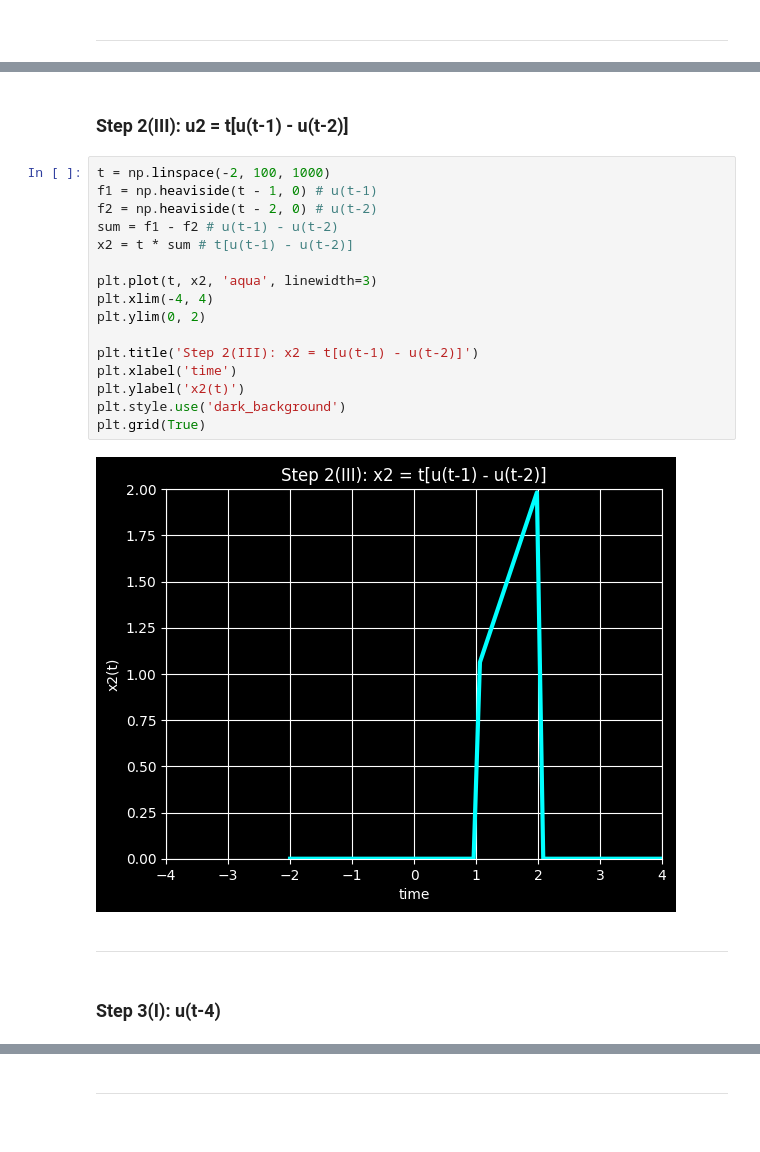
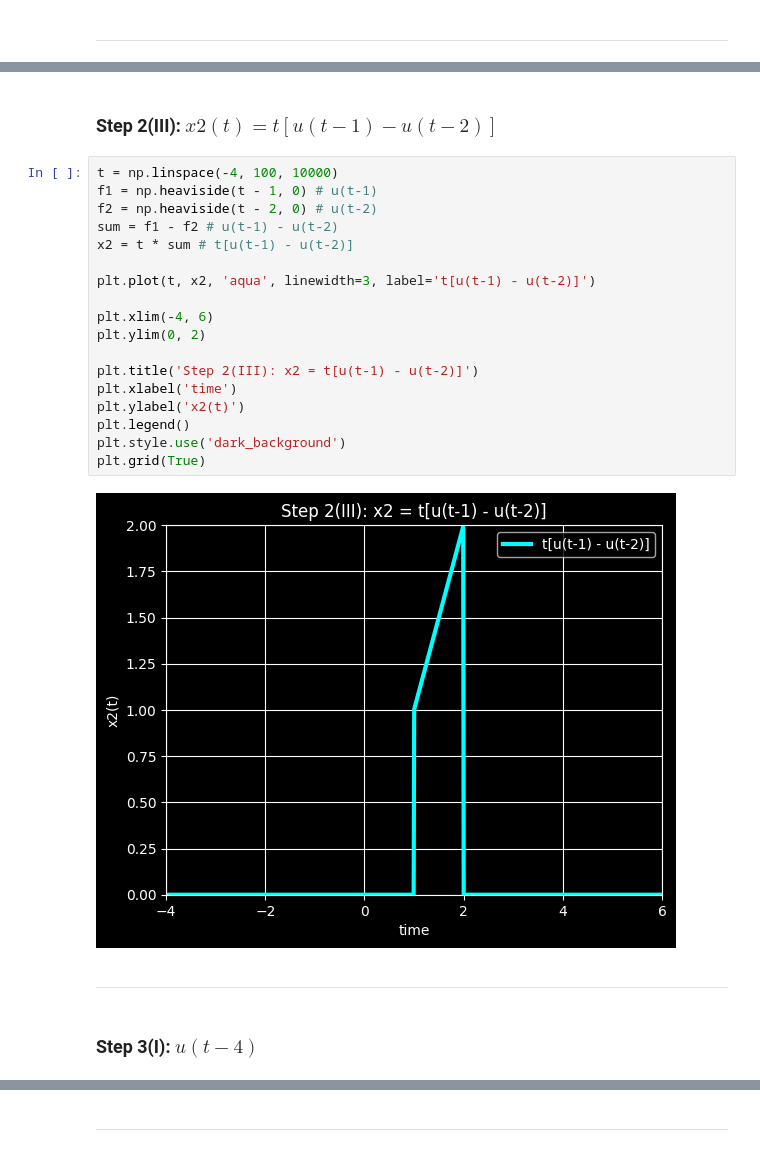
Before and after one commit to KhoshfekrMH/Dr.Ghasemian-s-Signal-Processing-Signal-Plots-with-Jupyter, a Jupyter notebook: Chapter-1/Mixed Signals/u(t)-u(t-1)+t[u(t-1)-u(t-2)]+2[u(t-2)-u(t-4)].ipynb, the cells around one changed output, grey strips where cells are left out. Saved outputs shown, nothing was run; the diff lists cells and outputs as text.

```diff
--- a/Chapter-1/Mixed Signals/u(t)-u(t-1)+t[u(t-1)-u(t-2)]+2[u(t-2)-u(t-4)].ipynb
+++ b/Chapter-1/Mixed Signals/u(t)-u(t-1)+t[u(t-1)-u(t-2)]+2[u(t-2)-u(t-4)].ipynb
@@ -103,25 +114,27 @@ plt.grid(True)
 # %% [markdown]
-### Step 2(III): u2 = t[u(t-1) - u(t-2)]
+### Step 2(III): $x2(t) = t[u(t-1) - u(t-2)]$
 # %%
-t = np.linspace(-2, 100, 1000)
+t = np.linspace(-4, 100, 10000)
 f1 = np.heaviside(t - 1, 0) # u(t-1)
 f2 = np.heaviside(t - 2, 0) # u(t-2)
 sum = f1 - f2 # u(t-1) - u(t-2)
 x2 = t * sum # t[u(t-1) - u(t-2)]
 
-plt.plot(t, x2, 'aqua', linewidth=3)
-plt.xlim(-4, 4)
+plt.plot(t, x2, 'aqua', linewidth=3, label='t[u(t-1) - u(t-2)]')
+
+plt.xlim(-4, 6)
 plt.ylim(0, 2)
 
 plt.title('Step 2(III): x2 = t[u(t-1) - u(t-2)]')
 plt.xlabel('time')
 plt.ylabel('x2(t)')
+plt.legend()
 plt.style.use('dark_background')
 plt.grid(True)
 # %% [output]
-[figure, old version]
+[figure, new version]
 # %% [markdown]
 <hr>
 # %% [markdown]
-### Step 3(I): u(t-4)
+### Step 3(I): $u(t-4)$
 # %%
```
Also changed, not shown: parts of 19 cells of this notebook, 12 other files.
